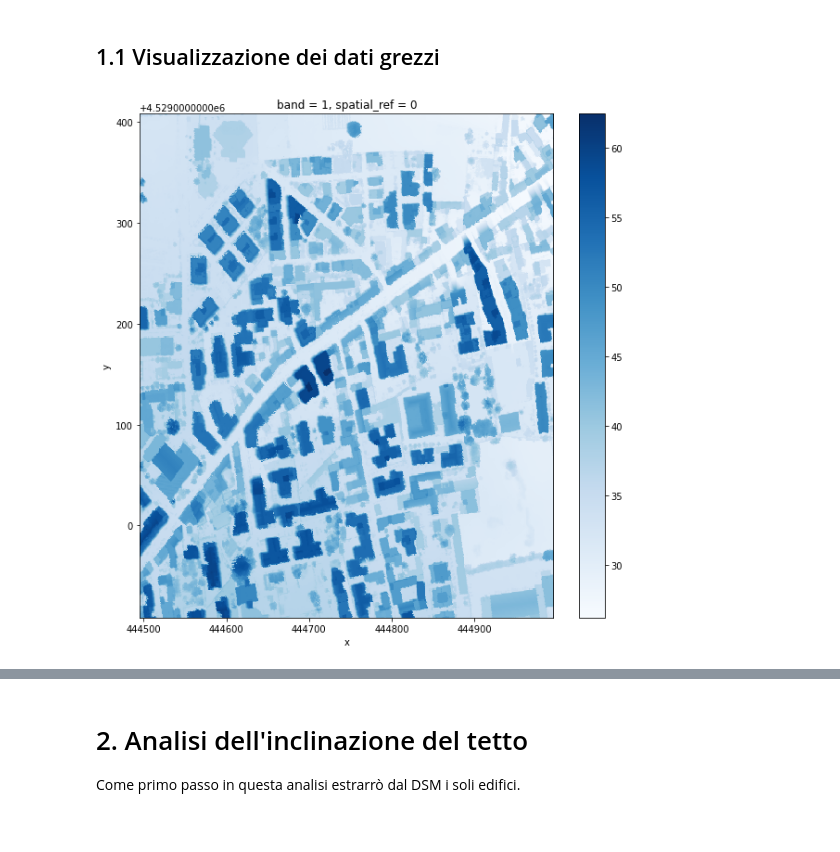
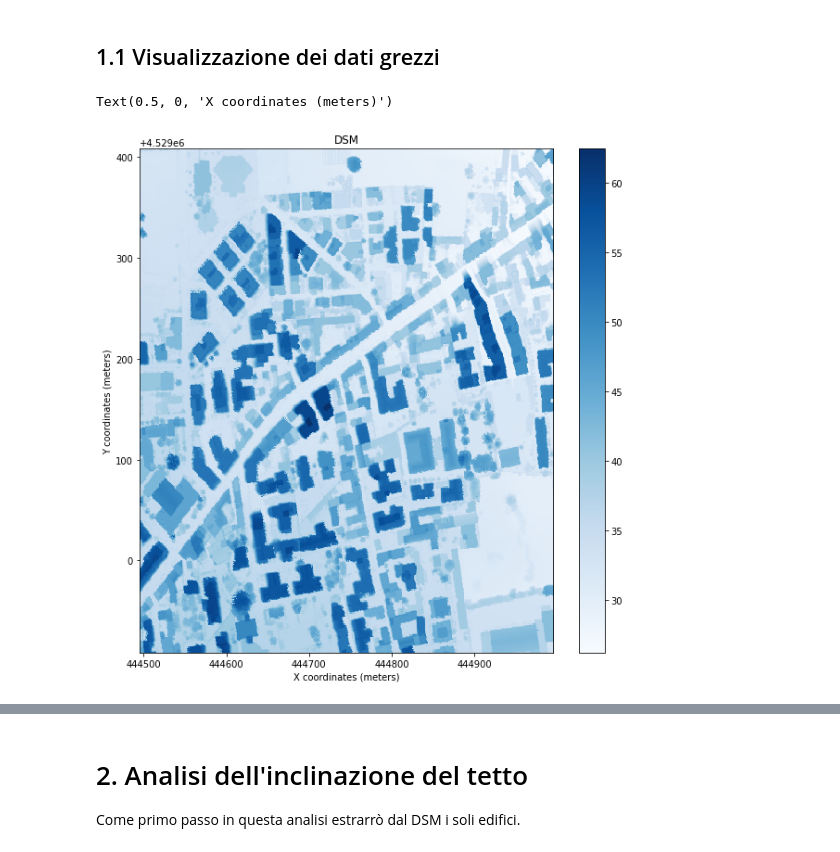
Before and after one commit to MaxDragonheart/PyGIS-Blog, a Jupyter notebook: _notebooks/2022-05-21-verificare-il-potenziale-fotovoltaico-di-un-tetto.ipynb, the cells around one changed output, grey strips where cells are left out. Drawn from its saved outputs; the diff is of its cells as text; code cells hidden in the pictures.

```diff
--- a/_notebooks/2022-05-21-verificare-il-potenziale-fotovoltaico-di-un-tetto.ipynb
+++ b/_notebooks/2022-05-21-verificare-il-potenziale-fotovoltaico-di-un-tetto.ipynb
@@ -36,7 +35,7 @@ buildings = sample_data.joinpath('buildings_footprint.shp')
 # %% [markdown]
 # 1. Lettura dei dati
 # %%
-raster = rxr.open_rasterio(dsm).squeeze()
+raster = rxr.open_rasterio(dsm, masked=True).squeeze()
 raster
 # %% [output]
 <xarray.DataArray (y: 500, x: 500)>
@@ -87,15 +90,15 @@ area_extent_centroid = area_extent.centroid.to_list()[0].xy
 ## 1.1 Visualizzazione dei dati grezzi
 # %%
 fig, ax = plt.subplots(figsize=(10, 10))
-
-imshow(
-    raster,
+raster.plot.imshow(
     cmap='Blues',
-    ax=ax,
 )
-plt.show()
+plt.title("DSM")
+plt.ylabel("Y coordinates (meters)")
+plt.xlabel("X coordinates (meters)")
 # %% [output]
+Text(0.5, 0, 'X coordinates (meters)')
-[figure, old version]
+[figure, new version]
 # %%
 map = folium.Map(
     location=[area_extent_centroid[1][0], area_extent_centroid[0][0]],
```
Also changed, not shown: parts of 9 cells of this notebook.
